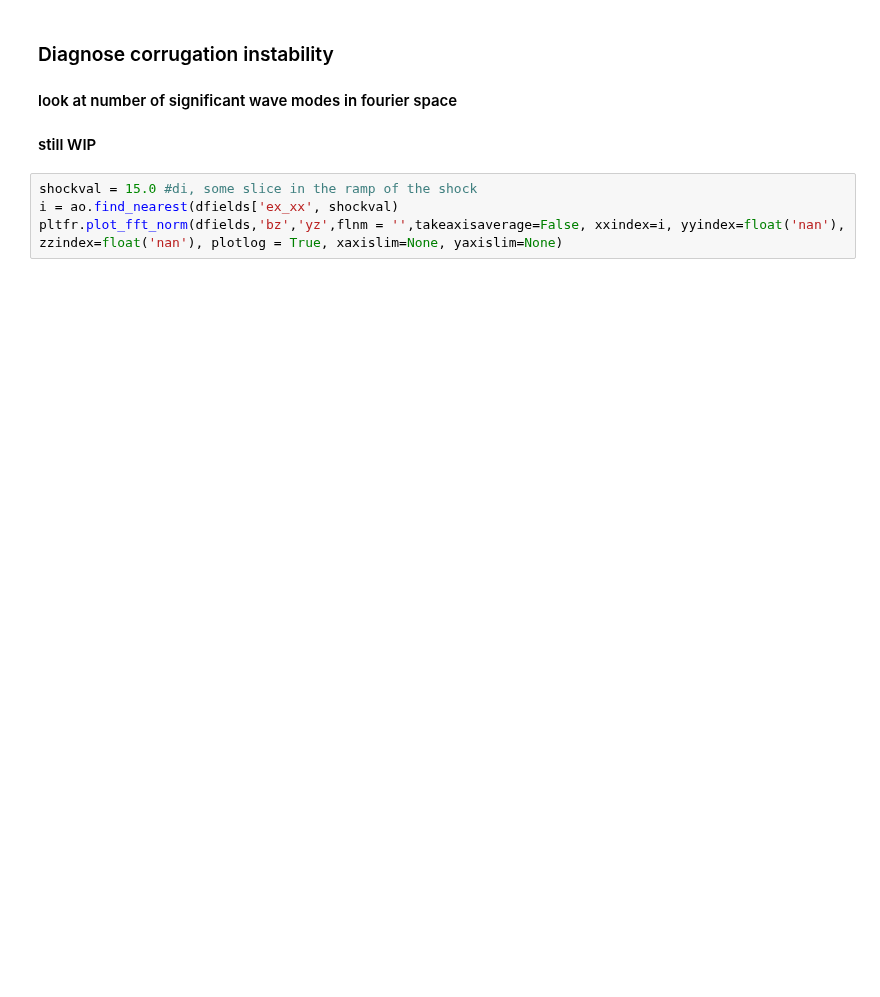
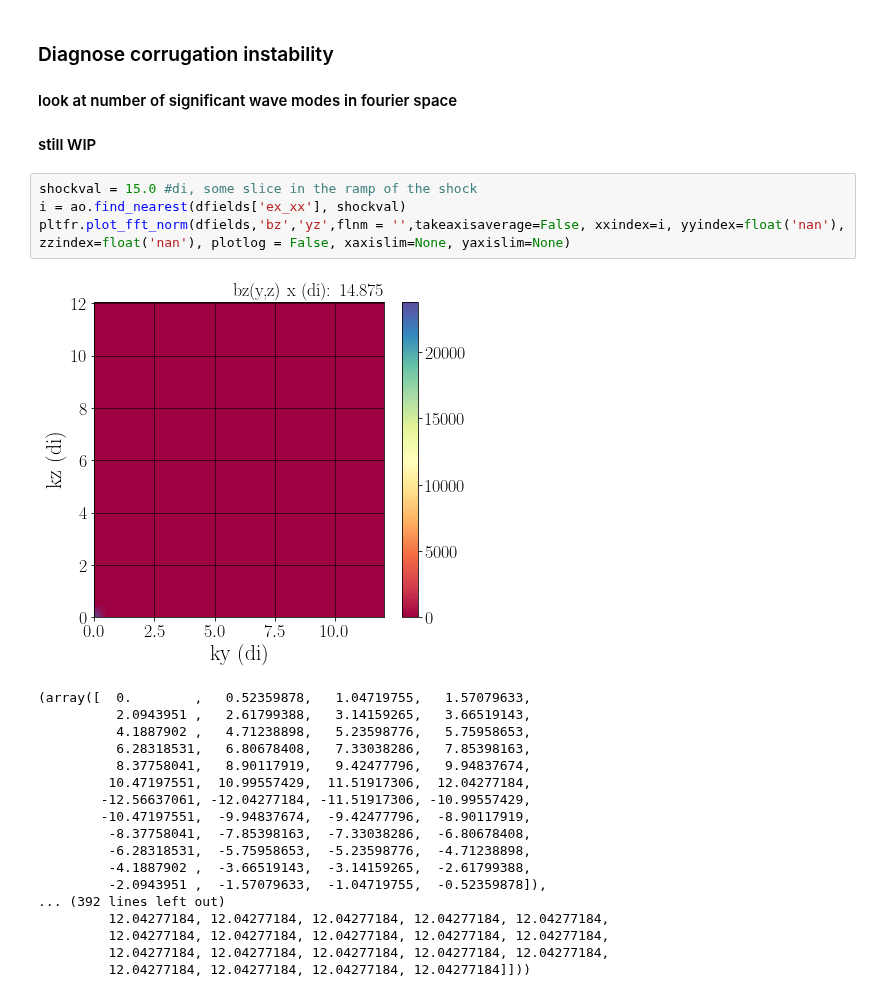
Before and after one commit to collinrbr/FPCAnalysis, a Jupyter notebook: notebooks/M03.ipynb, the cells around one changed output. Cells and saved outputs as stored; diff of their text form; blank space fills up the shorter version.

```diff
--- a/notebooks/M03.ipynb
+++ b/notebooks/M03.ipynb
@@ -172,5 +212,24 @@ NameError: name 'dfields' is not defined
 #### still WIP
 # %%
 shockval = 15.0 #di, some slice in the ramp of the shock
-i = ao.find_nearest(dfields['ex_xx', shockval)
-pltfr.plot_fft_norm(dfields,'bz','yz',flnm = '',takeaxisaverage=False, xxindex=i, yyindex=float('nan'), zzindex=float('nan'), plotlog = True, xaxislim=None, yaxislim=None)
+i = ao.find_nearest(dfields['ex_xx'], shockval)
+pltfr.plot_fft_norm(dfields,'bz','yz',flnm = '',takeaxisaverage=False, xxindex=i, yyindex=float('nan'), zzindex=float('nan'), plotlog = False, xaxislim=None, yaxislim=None)
+# %% [output]
+[figure, added]
+(array([  0.        ,   0.52359878,   1.04719755,   1.57079633,
+          2.0943951 ,   2.61799388,   3.14159265,   3.66519143,
+          4.1887902 ,   4.71238898,   5.23598776,   5.75958653,
+          6.28318531,   6.80678408,   7.33038286,   7.85398163,
+          8.37758041,   8.90117919,   9.42477796,   9.94837674,
+         10.47197551,  10.99557429,  11.51917306,  12.04277184,
+        -12.56637061, -12.04277184, -11.51917306, -10.99557429,
+        -10.47197551,  -9.94837674,  -9.42477796,  -8.90117919,
+         -8.37758041,  -7.85398163,  -7.33038286,  -6.80678408,
+         -6.28318531,  -5.75958653,  -5.23598776,  -4.71238898,
+         -4.1887902 ,  -3.66519143,  -3.14159265,  -2.61799388,
+         -2.0943951 ,  -1.57079633,  -1.04719755,  -0.52359878]),
+... (392 lines left out)
+         12.04277184, 12.04277184, 12.04277184, 12.04277184, 12.04277184,
+         12.04277184, 12.04277184, 12.04277184, 12.04277184, 12.04277184,
+         12.04277184, 12.04277184, 12.04277184, 12.04277184, 12.04277184,
+         12.04277184, 12.04277184, 12.04277184, 12.04277184]]))
```
Also changed, not shown: parts of 20 cells of this notebook.
